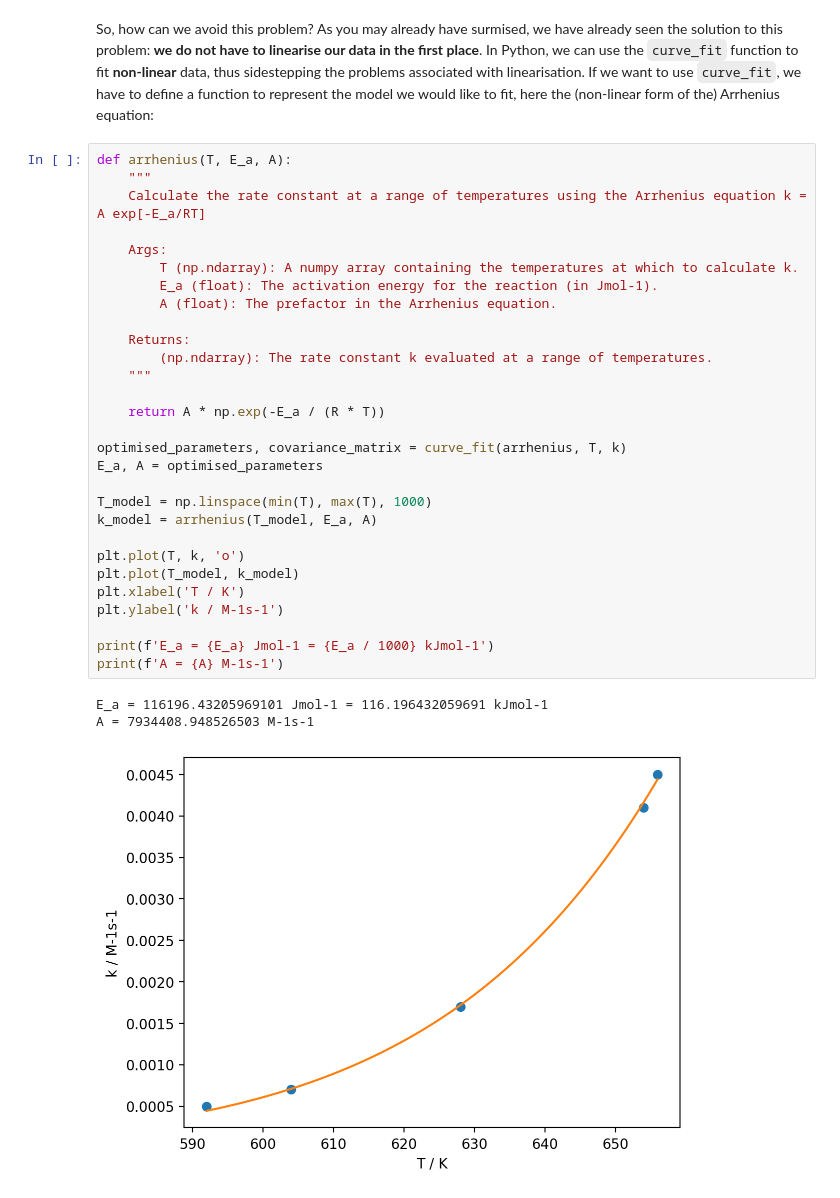
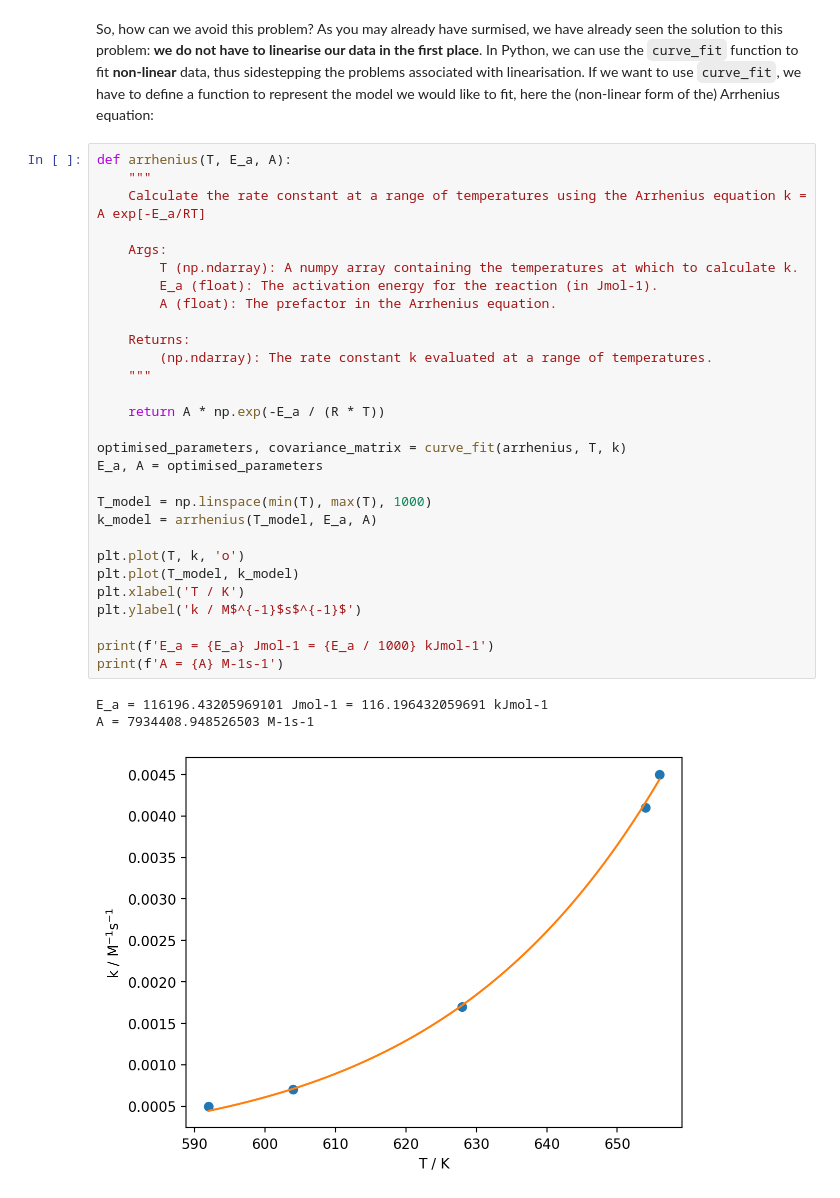
Before and after one commit to pythoninchemistry/ch12004, a Jupyter notebook: CH12004/lab_6/non_linear_regression.ipynb, the cells around one changed output. Saved outputs shown, nothing was run; the diff lists cells and outputs as text.

```diff
--- a/CH12004/lab_6/non_linear_regression.ipynb
+++ b/CH12004/lab_6/non_linear_regression.ipynb
@@ -212,32 +220,32 @@ So, how can we avoid this problem? As you may already have surmised, we have alr
 def arrhenius(T, E_a, A):
     """
     Calculate the rate constant at a range of temperatures using the Arrhenius equation k = A exp[-E_a/RT]
 
     Args:
         T (np.ndarray): A numpy array containing the temperatures at which to calculate k.
         E_a (float): The activation energy for the reaction (in Jmol-1).
         A (float): The prefactor in the Arrhenius equation.
 
     Returns:
         (np.ndarray): The rate constant k evaluated at a range of temperatures.
     """
 
     return A * np.exp(-E_a / (R * T))
 
 optimised_parameters, covariance_matrix = curve_fit(arrhenius, T, k)
 E_a, A = optimised_parameters
 
 T_model = np.linspace(min(T), max(T), 1000)
 k_model = arrhenius(T_model, E_a, A)
 
 plt.plot(T, k, 'o')
 plt.plot(T_model, k_model)
 plt.xlabel('T / K')
-plt.ylabel('k / M-1s-1')
+plt.ylabel('k / M$^{-1}$s$^{-1}$')
 
 print(f'E_a = {E_a} Jmol-1 = {E_a / 1000} kJmol-1')
 print(f'A = {A} M-1s-1')
 # %% [output]
 E_a = 116196.43205969101 Jmol-1 = 116.196432059691 kJmol-1
 A = 7934408.948526503 M-1s-1
-[figure, old version]
+[figure, new version]
```
Also changed, not shown: parts of 8 cells of this notebook, 2 other files.
